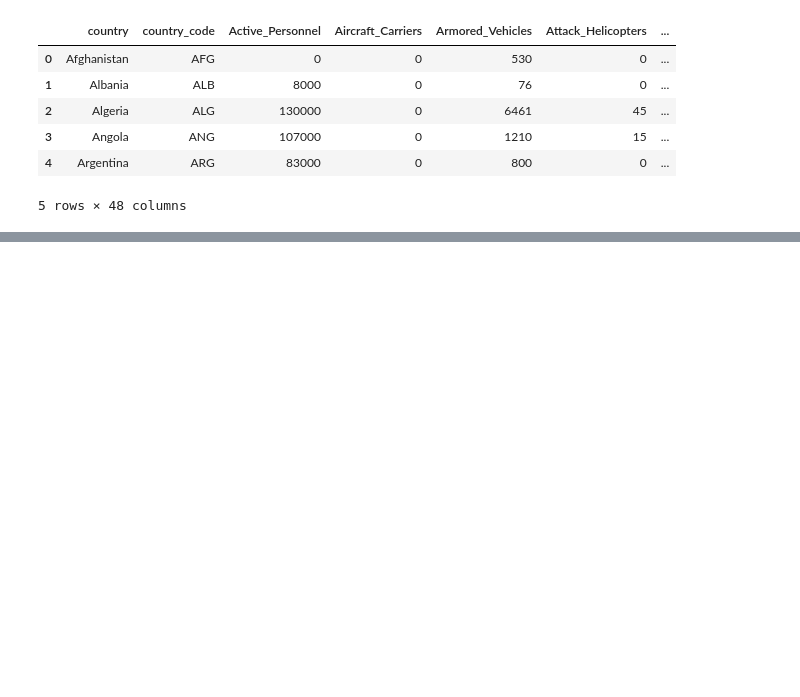
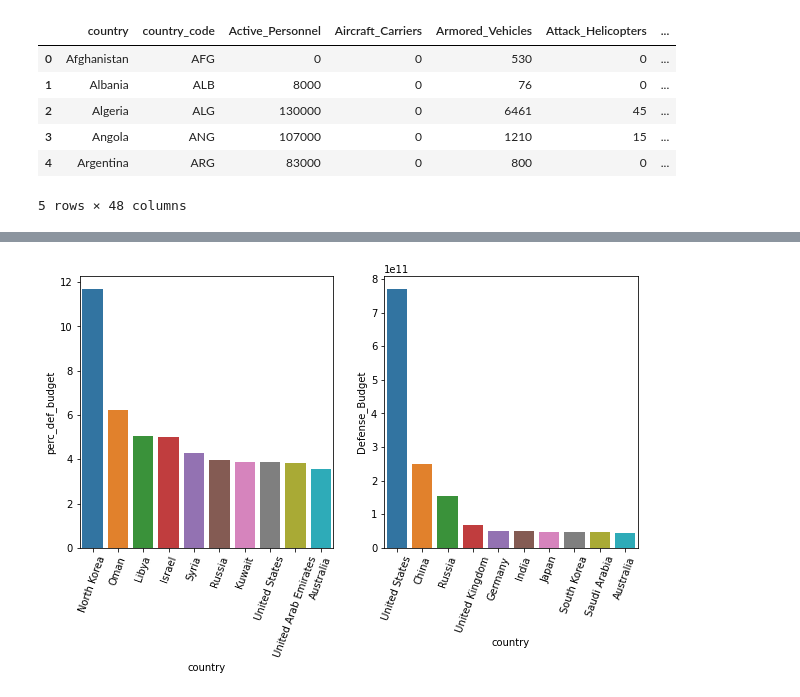
Before and after one commit to mayas9/army-project, a Jupyter notebook: project.ipynb, the cells around one changed output, grey strips where cells are left out. Cells and saved outputs as stored; diff of their text form; code cells hidden in the pictures; blank space fills up the shorter version.

```diff
--- a/project.ipynb
+++ b/project.ipynb
@@ -59,0 +73,8 @@ ValueError: No axis named 10 for object type Series
+# %%
+fig, axes = plt.subplots(figsize=(10, 5), ncols=2)
+sns.barplot(ax= axes[0], data= max_prec, y= 'perc_def_budget', x= 'country')
+sns.barplot(ax= axes[1],data= max_def_budget, y= 'Defense_Budget', x= 'country')
+axes[0].set_xticklabels(axes[0].get_xticklabels(), rotation=70);
+axes[1].set_xticklabels(axes[1].get_xticklabels(), rotation=70);
+# %% [output]
+[figure, added]
```
Also changed, not shown: parts of 23 cells of this notebook.
